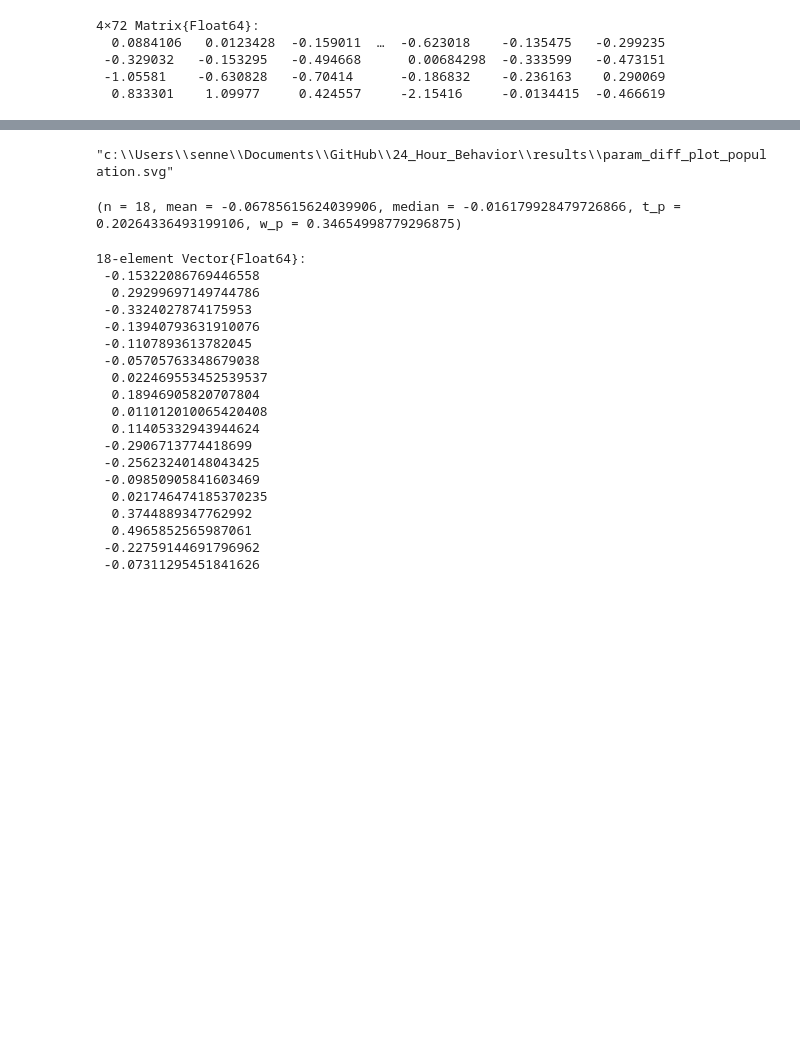
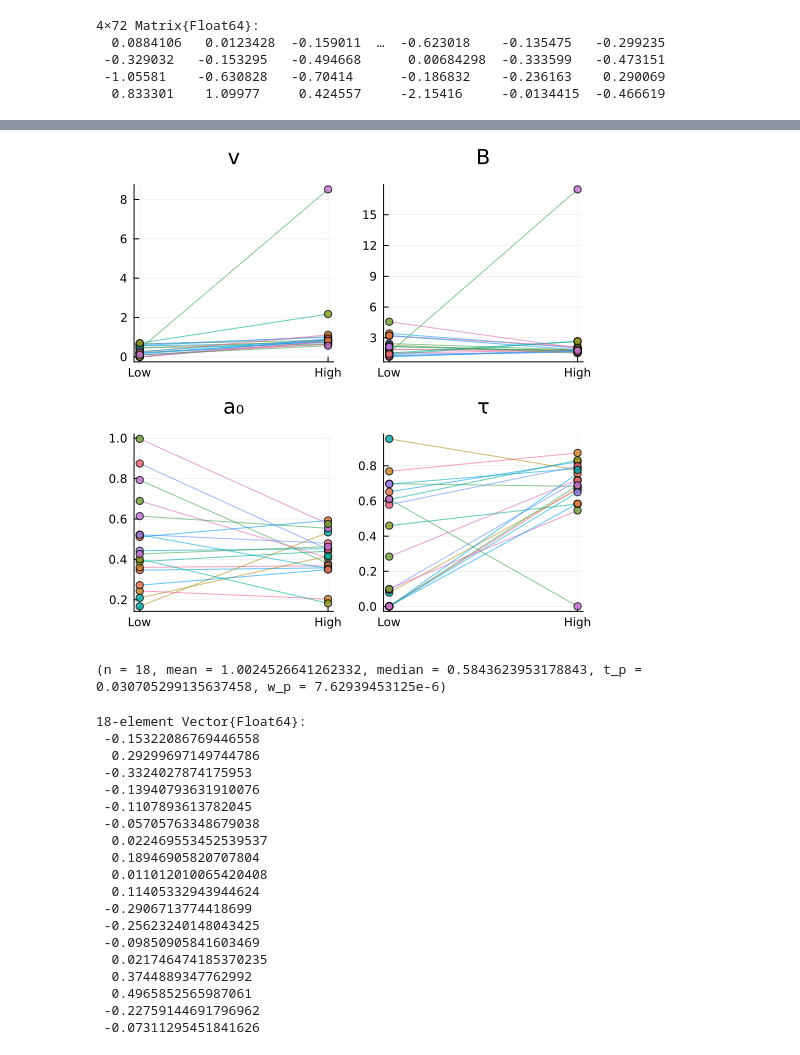
Before and after one commit to depasquale-lab/24_Hour_Behavior, a Jupyter notebook: notebooks/PopulationDDMHMM.ipynb, the cells around one changed output, grey strips where cells are left out. Saved outputs shown, nothing was run; the diff lists cells and outputs as text; code cells hidden in the pictures; blank space fills up the shorter version.

```diff
--- a/notebooks/PopulationDDMHMM.ipynb
+++ b/notebooks/PopulationDDMHMM.ipynb
@@ -94,36 +123,36 @@ function high_low_by_rat(df::DataFrame; acc::Symbol=:acc)
     return innerjoin(high, low, on = :rat_high => :rat_low)
 end
 
 hl = high_low_by_rat(ddm_params_df)
 
 hl.Δv   = hl.v_high   .- hl.v_low
-hl.Δa   = hl.B_high   .- hl.B_low
+hl.ΔB   = hl.B_high   .- hl.B_low
 hl.Δa0  = hl.a0_high  .- hl.a0_low
 hl.Δτ   = hl.tau_high .- hl.tau_low
 
 function paired_spaghetti(hl::DataFrame, low::Symbol, high::Symbol; title="")
     lo = hl[!, low]
     hi = hl[!, high]
     n = length(lo)
 
     p = plot(size =(500,500), xticks=([1,2], ["Low", "High"]), title=title, legend=false)
     for i in 1:n
         plot!(p, [1,2], [lo[i], hi[i]], lw=1, alpha=0.6)
         scatter!(p, [1,2], [lo[i], hi[i]], alpha=0.8, ms=4)
     end
 
     return p
 end
 
 delta_tau = paired_spaghetti(hl, :tau_low, :tau_high; title="τ")
 delta_a0  = paired_spaghetti(hl, :a0_low,  :a0_high;  title="a₀")
 delta_B   = paired_spaghetti(hl, :B_low,   :B_high;   title="B")
 delta_v   = paired_spaghetti(hl, :v_low,   :v_high;   title="v")
 
 param_diff_plot = plot(delta_v, delta_B, delta_a0, delta_tau; layout=(2,2))
-savefig(param_diff_plot, "../results/param_diff_plot_population.svg")
+# savefig(param_diff_plot, "../results/param_diff_plot_population.svg")
 # %% [output]
-"c:\\Users\\senne\\Documents\\GitHub\\24_Hour_Behavior\\results\\param_diff_plot_population.svg"
+[figure, added]
 # %%
 function paired_tests(hl::DataFrame, Δ::Symbol)
     x = skipmissing(hl[!, Δ]) |> collect
@@ -140,7 +169,7 @@ function paired_tests(hl::DataFrame, Δ::Symbol)
     )
 end
 
-paired_tests(hl, :Δa0)
+paired_tests(hl, :Δv)
 # %% [output]
-(n = 18, mean = -0.06785615624039906, median = -0.016179928479726866, t_p = 0.20264336493199106, w_p = 0.34654998779296875)
+(n = 18, mean = 1.0024526641262332, median = 0.5843623953178843, t_p = 0.030705299135637458, w_p = 7.62939453125e-6)
 # %%
```
Also changed, not shown: parts of 24 cells of this notebook, 7 other files.
